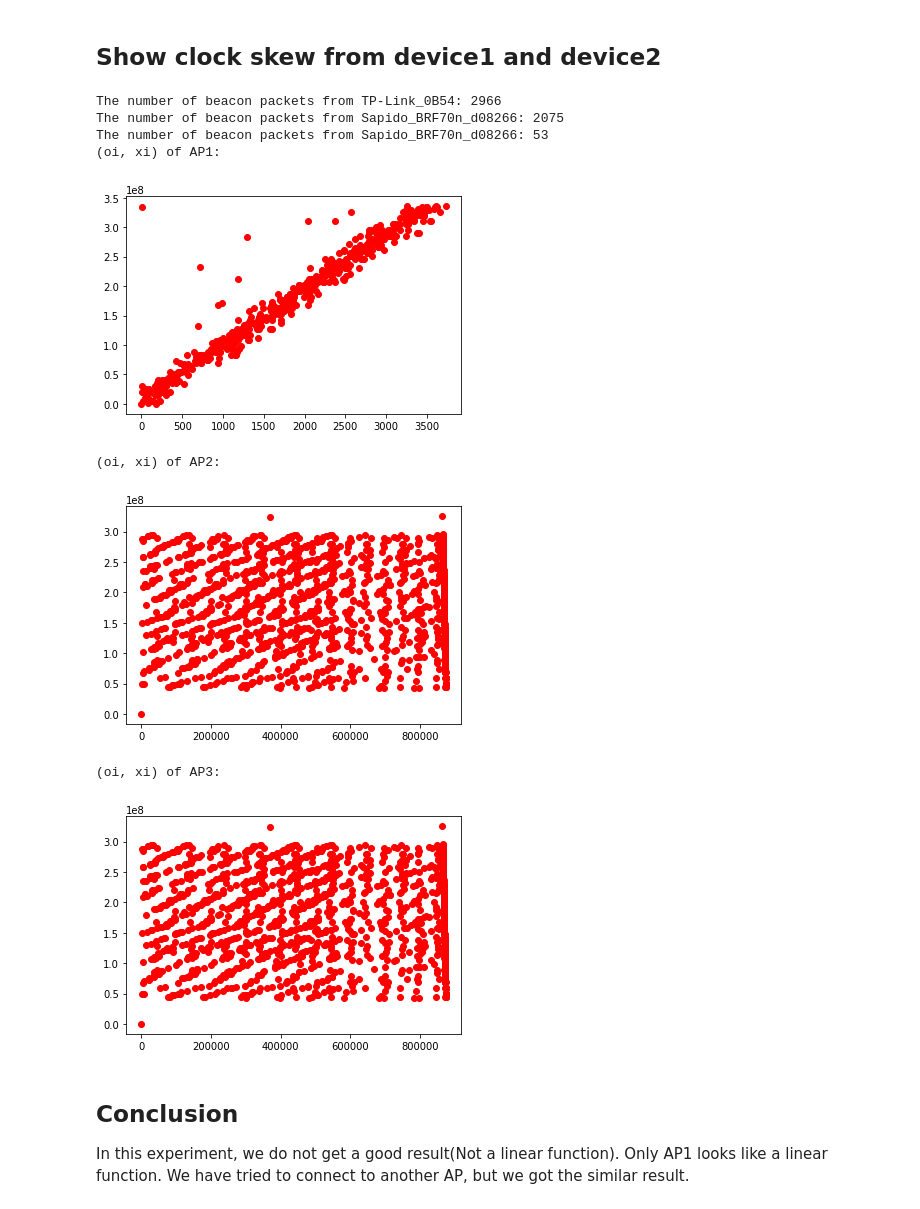
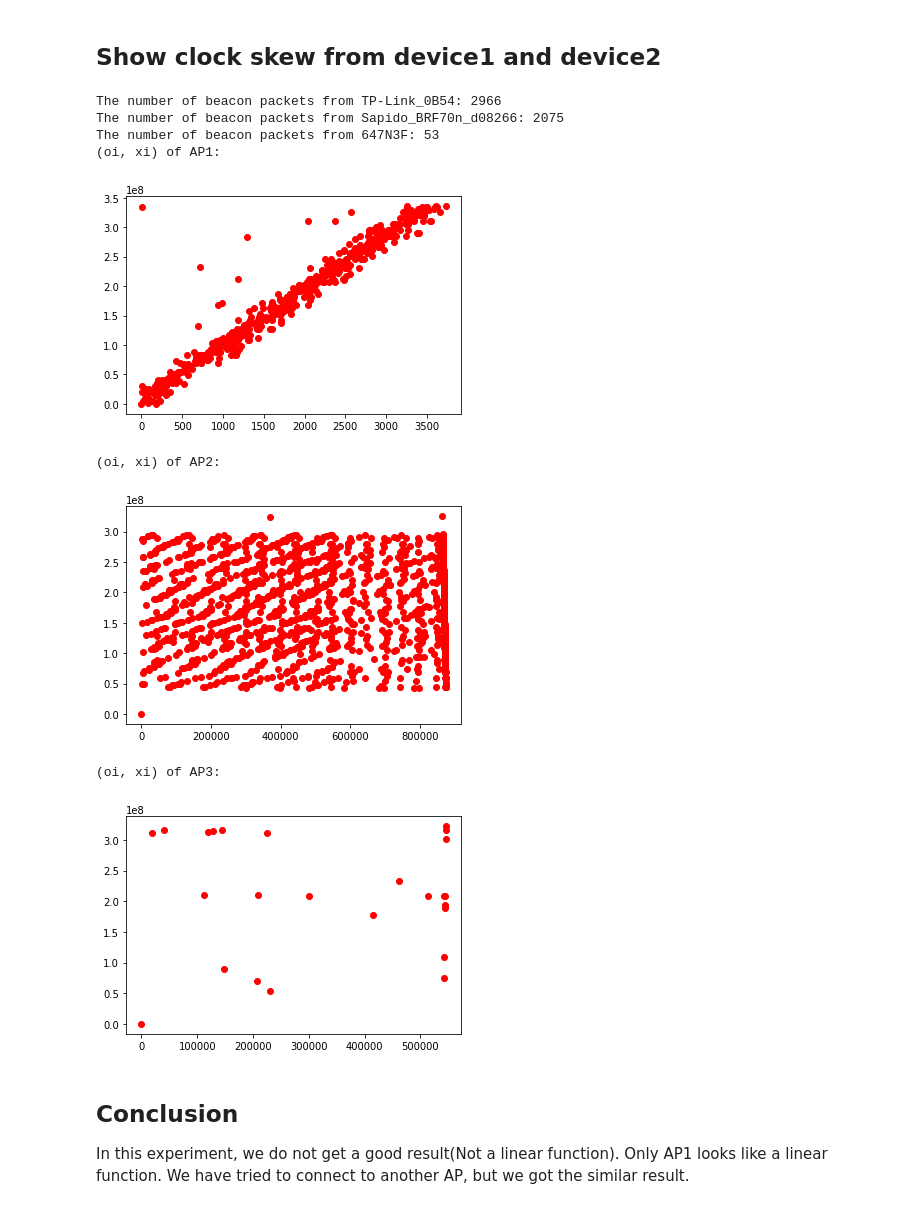
Before and after one commit to Hsun-Yu/Fake-AP-Detection, a Jupyter notebook: notebooks/multipleAPClockSkewExperiment.ipynb, the cells around one changed output. Cells and saved outputs as stored; diff of their text form; code cells hidden in the pictures.

```diff
--- a/notebooks/multipleAPClockSkewExperiment.ipynb
+++ b/notebooks/multipleAPClockSkewExperiment.ipynb
@@ -73,34 +73,34 @@ def proccessTimestamp(packets):
 # %%
 tp = getTheBeacon(pcap, b'TP-Link_0B54')
 sapido = getTheBeacon(pcap, b'Sapido_BRF70n_d08266')
 dlink = getTheBeacon(pcap, b'647N3F')
 print(r'The number of beacon packets from TP-Link_0B54:', len(tp))
 print(r'The number of beacon packets from Sapido_BRF70n_d08266:', len(sapido))
-print(r'The number of beacon packets from Sapido_BRF70n_d08266:', len(dlink))
+print(r'The number of beacon packets from 647N3F:', len(dlink))
 count = 2000
 
 print('(oi, xi) of AP1:')
 oi1, xi1 = proccessTimestamp(tp)
 plt.plot(oi1[0:count], xi1[0:count], 'ro')
 plt.show()
 print('(oi, xi) of AP2:')
 oi2, xi2 = proccessTimestamp(sapido)
 plt.plot(oi2[0:count], xi2[0:count], 'ro')
 plt.show()
 print('(oi, xi) of AP3:')
-oi3, xi3 = proccessTimestamp(sapido)
+oi3, xi3 = proccessTimestamp(dlink)
 plt.plot(oi3[0:count], xi3[0:count], 'ro')
 plt.show()
 # %% [output]
 The number of beacon packets from TP-Link_0B54: 2966
 The number of beacon packets from Sapido_BRF70n_d08266: 2075
-The number of beacon packets from Sapido_BRF70n_d08266: 53
+The number of beacon packets from 647N3F: 53
 (oi, xi) of AP1:
 [figure]
 (oi, xi) of AP2:
 [figure]
 (oi, xi) of AP3:
-[figure, old version]
+[figure, new version]
 # %% [markdown]
 ## Conclusion
 In this experiment, we do not get a good result(Not a linear function). Only AP1 looks like a linear function. We have tried to connect to another AP, but we got the similar result.
```
